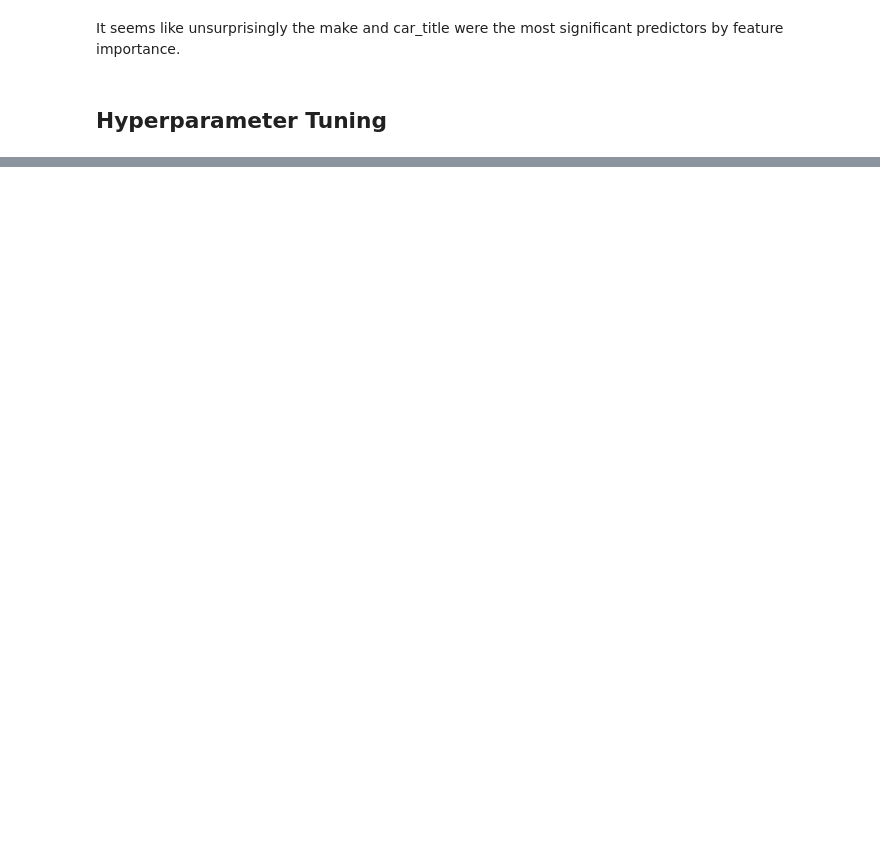
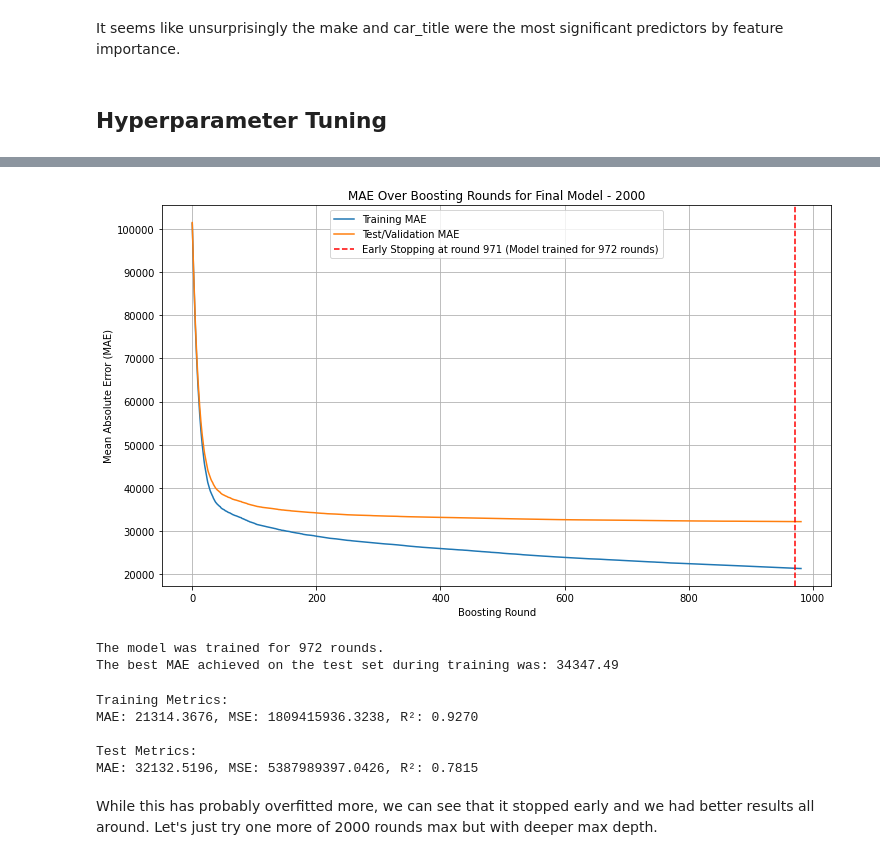
Before and after one commit to dfoddav2/SS25-capstone-project, a Jupyter notebook: prediction/price_prediction_xgboost.ipynb, the cells around one changed output, grey strips where cells are left out. Saved outputs shown, nothing was run; the diff lists cells and outputs as text; code cells hidden in the pictures; blank space fills up the shorter version.

```diff
--- a/prediction/price_prediction_xgboost.ipynb
+++ b/prediction/price_prediction_xgboost.ipynb
@@ -347,0 +636,61 @@ Error:
+# %%
+# Retrieve the evaluation results
+results_2000 = final_model_2000.evals_result()
+
+# Extract MAE history
+# 'validation_0' corresponds to the first item in eval_set (X_train_final, y_train)
+# 'validation_1' corresponds to the second item in eval_set (X_test_final, y_test)
+train_mae_history_2000 = results_2000['validation_0']['mae']
+test_mae_history_2000 = results_2000['validation_1']['mae']
+
+plt.figure(figsize=(12, 7))
+plt.plot(train_mae_history_2000, label='Training MAE')
+plt.plot(test_mae_history_2000, label='Test/Validation MAE')
+
+# The actual number of boosting rounds run (due to early stopping)
+# final_model.best_iteration is the round with the best score (0-indexed)
+actual_rounds_2000 = final_model_2000.best_iteration + 1
+plt.axvline(final_model_2000.best_iteration, color='r', linestyle='--',
+            label=f'Early Stopping at round {final_model_2000.best_iteration} (Model trained for {actual_rounds_2000} rounds)')
+
+plt.title('MAE Over Boosting Rounds for Final Model - 2000')
+plt.xlabel('Boosting Round')
+plt.ylabel('Mean Absolute Error (MAE)')
+plt.legend()
+plt.grid(True)
+plt.show()
+
+print(f"The model was trained for {actual_rounds_2000} rounds.")
+print(f"The best MAE achieved on the test set during training was: {final_model_1000.best_score:.2f}")
+# %% [output]
+[figure, added]
+The model was trained for 972 rounds.
+The best MAE achieved on the test set during training was: 34347.49
+# %%
+# Predictions
+y_train_pred_2000 = final_model_2000.predict(X_train_final)
+y_test_pred_2000 = final_model_2000.predict(X_test_final)
+
+# Training set metrics
+train_mae_2000 = mean_absolute_error(y_train, y_train_pred_2000)
+train_mse_2000 = mean_squared_error(y_train, y_train_pred_2000)  # MSE added
+train_r2_2000 = r2_score(y_train, y_train_pred_2000)
+
+# Test set metrics
+test_mae_2000 = mean_absolute_error(y_test, y_test_pred_2000)
+test_mse_2000 = mean_squared_error(y_test, y_test_pred_2000)     # MSE added
+test_r2_2000 = r2_score(y_test, y_test_pred_2000)
+
+# Print results with MSE
+print(f"Training Metrics:")
+print(f"MAE: {train_mae_2000:.4f}, MSE: {train_mse_2000:.4f}, R²: {train_r2_2000:.4f}")
+print(f"\nTest Metrics:")
+print(f"MAE: {test_mae_2000:.4f}, MSE: {test_mse_2000:.4f}, R²: {test_r2_2000:.4f}")
+# %% [output]
+Training Metrics:
+MAE: 21314.3676, MSE: 1809415936.3238, R²: 0.9270
+
+Test Metrics:
+MAE: 32132.5196, MSE: 5387989397.0426, R²: 0.7815
+# %% [markdown]
+While this has probably overfitted more, we can see that it stopped early and we had better results all around. Let's just try one more of 2000 rounds max but with deeper max depth.
```
Also changed, not shown: parts of 29 cells of this notebook, 6 other files.
